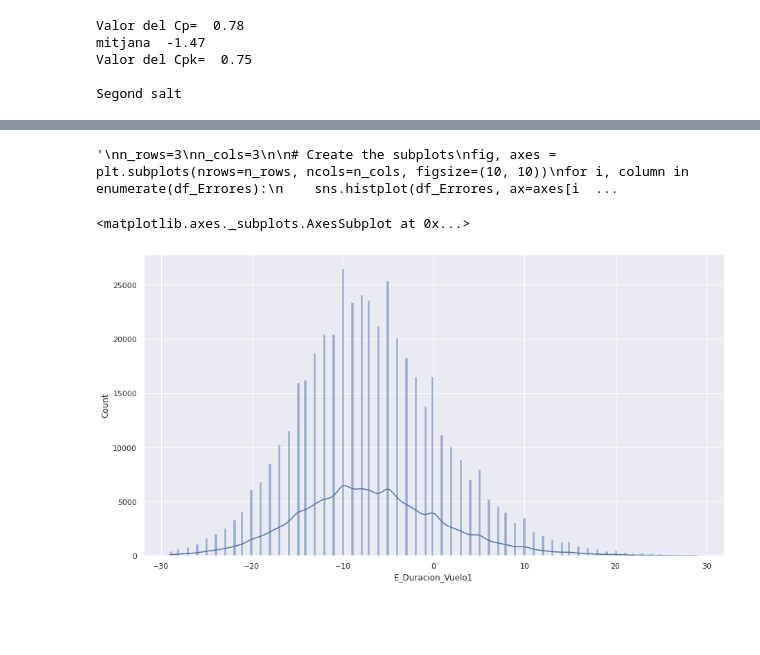
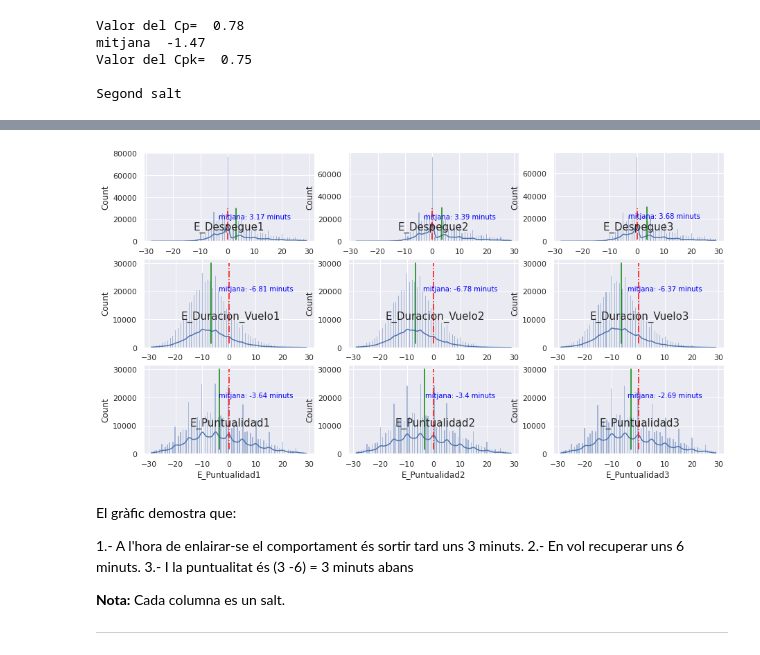
Before and after one commit to JMML2021/Entrega-projecte-final, a Jupyter notebook: Calculo_Ryainair2019ipynb.ipynb, the cells around one changed output, grey strips where cells are left out. Saved outputs shown, nothing was run; the diff lists cells and outputs as text; code cells hidden in the pictures; blank space fills up the shorter version.

```diff
--- a/Calculo_Ryainair2019ipynb.ipynb
+++ b/Calculo_Ryainair2019ipynb.ipynb
@@ -674,8 +681,7 @@ Index(['DATE', 'STD', 'STA', 'ATD', 'ATA', 'REG', 'DEP', 'ARR', 'MES',
 # %%
-campo = ['E_Duracion_Vuelo1', 'E_Duracion_Vuelo2', 'E_Duracion_Vuelo3', 'E_Despegue1','E_Despegue2','E_Despegue3', 'E_Puntualidad1','E_Puntualidad2','E_Puntualidad3']
+campo = ['E_Despegue1','E_Despegue2','E_Despegue3','E_Duracion_Vuelo1', 'E_Duracion_Vuelo2', 'E_Duracion_Vuelo3',  'E_Puntualidad1','E_Puntualidad2','E_Puntualidad3']
 df_Errores= df.loc[:,campo]
 for t in campo:
-
 
   dfEliminarOutliers= ((df_Errores[t]>-30) & (df_Errores[t]<30)  )
 
@@ -722,19 +689,34 @@ AttributeError: ignored
-# %%
-# Update as needed
-'''
-n_rows=3
-n_cols=3
-
-# Create the subplots
-fig, axes = plt.subplots(nrows=n_rows, ncols=n_cols, figsize=(10, 10))
-for i, column in enumerate(df_Errores):
-    sns.histplot(df_Errores, ax=axes[i // n_cols, i % n_cols]).set_title(column)
-
-    '''
-# %% [output]
-'\nn_rows=3\nn_cols=3\n\n# Create the subplots\nfig, axes = plt.subplots(nrows=n_rows, ncols=n_cols, figsize=(10, 10))\nfor i, column in enumerate(df_Errores):\n    sns.histplot(df_Errores, ax=axes[i  ...
-# %%
-sns.histplot(data=  df_Errores['E_Duracion_Vuelo1'], kde= True)
-# %% [output]
-<matplotlib.axes._subplots.AxesSubplot at 0x...>
-[figure, removed]
+# %%
+
+for i, column in enumerate(df_Errores.columns, 1):
+    plt.subplot(3,3,i)
+    sns.histplot(df_Errores [column], kde=True) #, stat='density')
+
+    plt.plot([0, 0], [1500, 30000], color='red', linestyle= 'dashdot')
+    media= round(df_Errores[column].mean(),2)
+    plt.plot( [media,media], [1500, 30000], color='green')
+    #plt.set_title
+    #print(max(df_Errores [column]), media)
+    plt.text(0.5, 10000, column,
+         horizontalalignment='center',
+         fontsize=15,
+        )
+    texto = 'mitjana: '+ str(media) + ' minuts'
+    plt.text(10, 20000, texto,
+         horizontalalignment='center',
+         fontsize=10,
+         color='blue'
+        )
+# %% [output]
+[figure, added]
+# %% [markdown]
+El gràfic demostra que:
+
+1.- A l'hora de enlairar-se el comportament és sortir tard uns 3 minuts.
+2.- En vol recuperar uns 6 minuts.
+3.- I la puntualitat és (3 -6) = 3 minuts abans
+
+**Nota:** Cada columna es un salt.
+
+
+---
```
Also changed, not shown: parts of 14 cells of this notebook.
